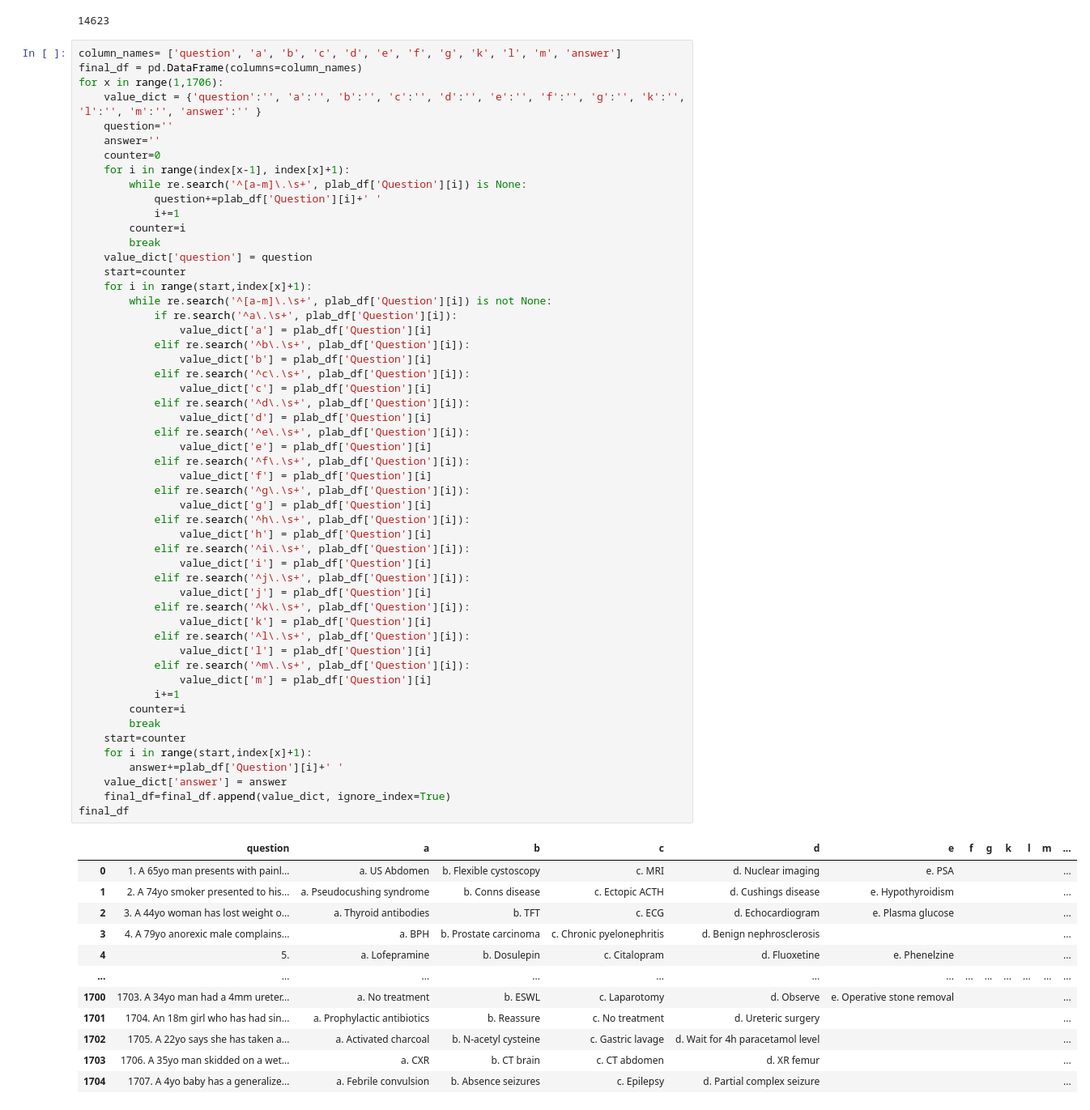
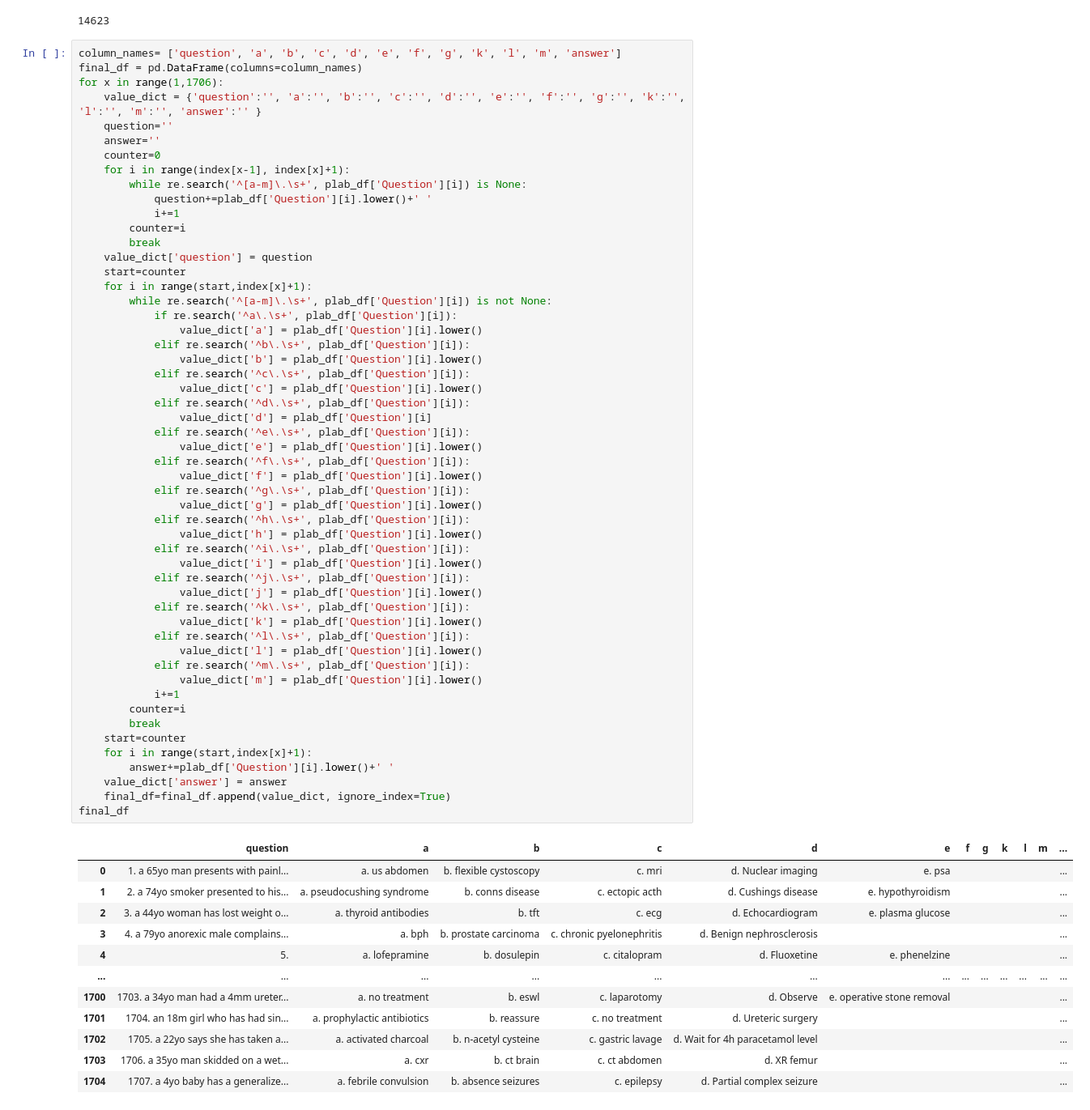
Before and after one commit to biogear13/Plab1reviewer, a Jupyter notebook: plabcleaner.ipynb, the cells around one changed output. Shown: that part at 81% size. Cells and saved outputs as stored; diff of their text form.

```diff
--- a/plabcleaner.ipynb
+++ b/plabcleaner.ipynb
@@ -67,60 +67,60 @@ for x in range(1,1706):
     counter=0
     for i in range(index[x-1], index[x]+1):
         while re.search('^[a-m]\.\s+', plab_df['Question'][i]) is None:
-            question+=plab_df['Question'][i]+' '
+            question+=plab_df['Question'][i].lower()+' '
             i+=1
         counter=i
         break
     value_dict['question'] = question
     start=counter
     for i in range(start,index[x]+1):
         while re.search('^[a-m]\.\s+', plab_df['Question'][i]) is not None:
             if re.search('^a\.\s+', plab_df['Question'][i]):
-                value_dict['a'] = plab_df['Question'][i]
+                value_dict['a'] = plab_df['Question'][i].lower()
             elif re.search('^b\.\s+', plab_df['Question'][i]):
-                value_dict['b'] = plab_df['Question'][i]
+                value_dict['b'] = plab_df['Question'][i].lower()
             elif re.search('^c\.\s+', plab_df['Question'][i]):
-                value_dict['c'] = plab_df['Question'][i]
+                value_dict['c'] = plab_df['Question'][i].lower()
             elif re.search('^d\.\s+', plab_df['Question'][i]):
                 value_dict['d'] = plab_df['Question'][i]
             elif re.search('^e\.\s+', plab_df['Question'][i]):
-                value_dict['e'] = plab_df['Question'][i]
+                value_dict['e'] = plab_df['Question'][i].lower()
             elif re.search('^f\.\s+', plab_df['Question'][i]):
-                value_dict['f'] = plab_df['Question'][i]
+                value_dict['f'] = plab_df['Question'][i].lower()
             elif re.search('^g\.\s+', plab_df['Question'][i]):
-                value_dict['g'] = plab_df['Question'][i]
+                value_dict['g'] = plab_df['Question'][i].lower()
             elif re.search('^h\.\s+', plab_df['Question'][i]):
-                value_dict['h'] = plab_df['Question'][i]
+                value_dict['h'] = plab_df['Question'][i].lower()
             elif re.search('^i\.\s+', plab_df['Question'][i]):
-                value_dict['i'] = plab_df['Question'][i]
+                value_dict['i'] = plab_df['Question'][i].lower()
             elif re.search('^j\.\s+', plab_df['Question'][i]):
-                value_dict['j'] = plab_df['Question'][i]
+                value_dict['j'] = plab_df['Question'][i].lower()
             elif re.search('^k\.\s+', plab_df['Question'][i]):
-                value_dict['k'] = plab_df['Question'][i]
+                value_dict['k'] = plab_df['Question'][i].lower()
             elif re.search('^l\.\s+', plab_df['Question'][i]):
-                value_dict['l'] = plab_df['Question'][i]
+                value_dict['l'] = plab_df['Question'][i].lower()
             elif re.search('^m\.\s+', plab_df['Question'][i]):
-                value_dict['m'] = plab_df['Question'][i]
+                value_dict['m'] = plab_df['Question'][i].lower()
             i+=1
         counter=i
         break
     start=counter
     for i in range(start,index[x]+1):
-        answer+=plab_df['Question'][i]+' '
+        answer+=plab_df['Question'][i].lower()+' '
     value_dict['answer'] = answer
     final_df=final_df.append(value_dict, ignore_index=True)
 final_df
 # %% [output]
 |  | question | a | b | c | d | e | f | g | k | l | m | ... |
-| 0 | 1. A 65yo man presents with painl... | a. US Abdomen | b. Flexible cystoscopy | c. MRI | d. Nuclear imaging | e. PSA |  |  |  |  |  | ... |
-| 1 | 2. A 74yo smoker presented to his... | a. Pseudocushing syndrome | b. Conns disease | c. Ectopic ACTH | d. Cushings disease | e. Hypothyroidism |  |  |  |  |  | ... |
-| 2 | 3. A 44yo woman has lost weight o... | a. Thyroid antibodies | b. TFT | c. ECG | d. Echocardiogram | e. Plasma glucose |  |  |  |  |  | ... |
-| 3 | 4. A 79yo anorexic male complains... | a. BPH | b. Prostate carcinoma | c. Chronic pyelonephritis | d. Benign nephrosclerosis |  |  |  |  |  |  | ... |
-| 4 | 5. | a. Lofepramine | b. Dosulepin | c. Citalopram | d. Fluoxetine | e. Phenelzine |  |  |  |  |  | ... |
+| 0 | 1. a 65yo man presents with painl... | a. us abdomen | b. flexible cystoscopy | c. mri | d. Nuclear imaging | e. psa |  |  |  |  |  | ... |
+| 1 | 2. a 74yo smoker presented to his... | a. pseudocushing syndrome | b. conns disease | c. ectopic acth | d. Cushings disease | e. hypothyroidism |  |  |  |  |  | ... |
+| 2 | 3. a 44yo woman has lost weight o... | a. thyroid antibodies | b. tft | c. ecg | d. Echocardiogram | e. plasma glucose |  |  |  |  |  | ... |
+| 3 | 4. a 79yo anorexic male complains... | a. bph | b. prostate carcinoma | c. chronic pyelonephritis | d. Benign nephrosclerosis |  |  |  |  |  |  | ... |
+| 4 | 5. | a. lofepramine | b. dosulepin | c. citalopram | d. Fluoxetine | e. phenelzine |  |  |  |  |  | ... |
 | ... | ... | ... | ... | ... | ... | ... | ... | ... | ... | ... | ... | ... |
-| 1700 | 1703. A 34yo man had a 4mm ureter... | a. No treatment | b. ESWL | c. Laparotomy | d. Observe | e. Operative stone removal |  |  |  |  |  | ... |
-| 1701 | 1704. An 18m girl who has had sin... | a. Prophylactic antibiotics | b. Reassure | c. No treatment | d. Ureteric surgery |  |  |  |  |  |  | ... |
-| 1702 | 1705. A 22yo says she has taken a... | a. Activated charcoal | b. N-acetyl cysteine | c. Gastric lavage | d. Wait for 4h paracetamol level |  |  |  |  |  |  | ... |
-| 1703 | 1706. A 35yo man skidded on a wet... | a. CXR | b. CT brain | c. CT abdomen | d. XR femur |  |  |  |  |  |  | ... |
-| 1704 | 1707. A 4yo baby has a generalize... | a. Febrile convulsion | b. Absence seizures | c. Epilepsy | d. Partial complex seizure |  |  |  |  |  |  | ... |
+| 1700 | 1703. a 34yo man had a 4mm ureter... | a. no treatment | b. eswl | c. laparotomy | d. Observe | e. operative stone removal |  |  |  |  |  | ... |
+| 1701 | 1704. an 18m girl who has had sin... | a. prophylactic antibiotics | b. reassure | c. no treatment | d. Ureteric surgery |  |  |  |  |  |  | ... |
+| 1702 | 1705. a 22yo says she has taken a... | a. activated charcoal | b. n-acetyl cysteine | c. gastric lavage | d. Wait for 4h paracetamol level |  |  |  |  |  |  | ... |
+| 1703 | 1706. a 35yo man skidded on a wet... | a. cxr | b. ct brain | c. ct abdomen | d. XR femur |  |  |  |  |  |  | ... |
+| 1704 | 1707. a 4yo baby has a generalize... | a. febrile convulsion | b. absence seizures | c. epilepsy | d. Partial complex seizure |  |  |  |  |  |  | ... |
 1705 rows × 15 columns
```
Also changed, not shown: parts of 5 cells of this notebook, 3 other files.
